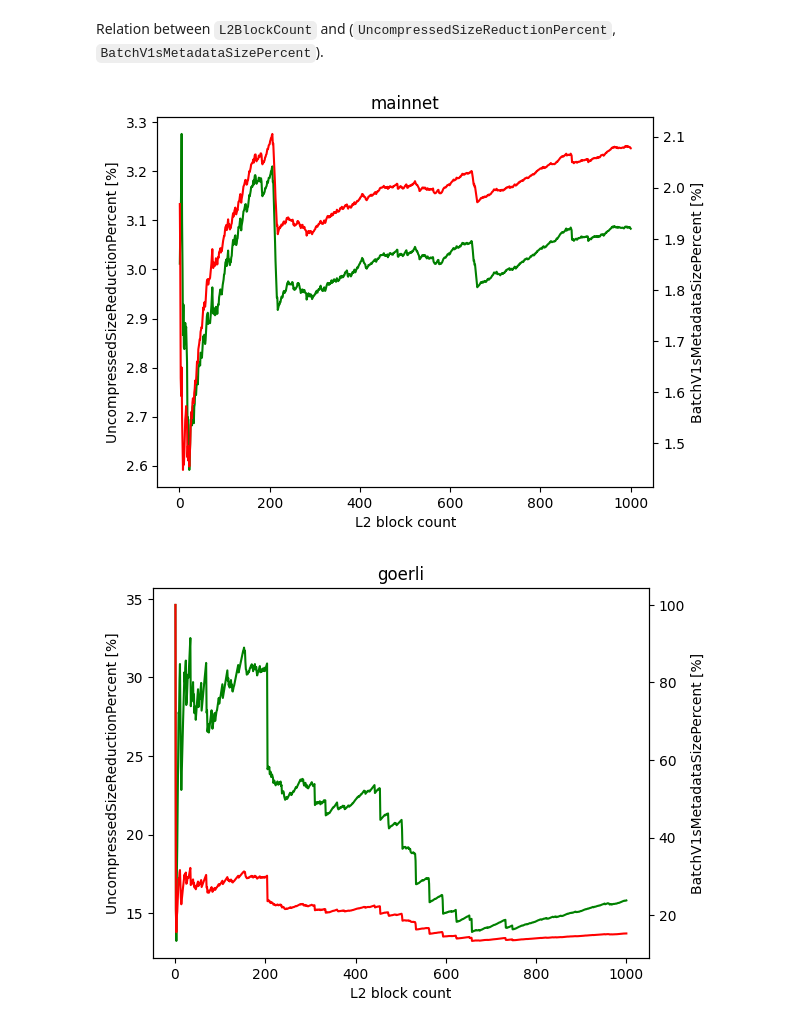
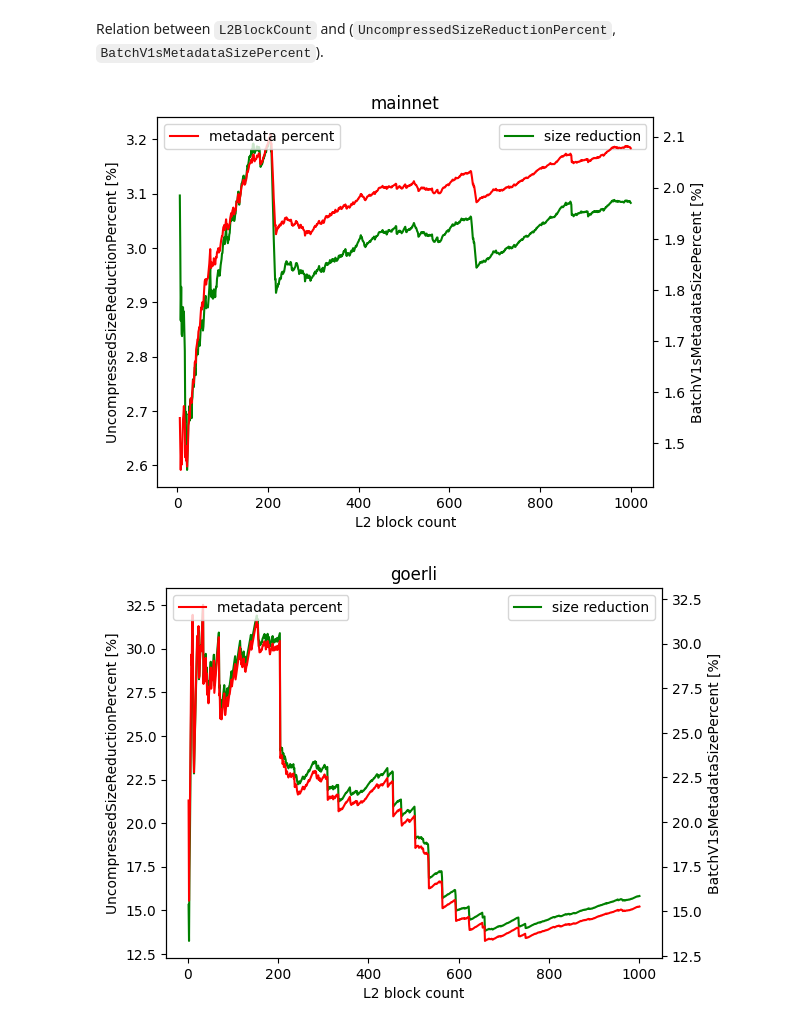
Before and after one commit to testinprod-io/optimism, a Jupyter notebook: op-node/analysis2.ipynb, the cells around one changed output. Saved outputs shown, nothing was run; the diff lists cells and outputs as text; code cells hidden in the pictures.

Commit message:
Better analysis

```diff
--- a/op-node/analysis2.ipynb
+++ b/op-node/analysis2.ipynb
@@ -27,7 +27,7 @@ START_BLOCK_NUMBER = 107880000
 END_BLOCK_NUMBER = 107881000
 CHAIN_NAME = "mainnet"
 FILENAME = f"./artifacts/{CHAIN_NAME}/merge_result/{START_BLOCK_NUMBER}_{END_BLOCK_NUMBER}.json"
-CLAMP = 0
+CLAMP = 5
 
 Xs, Ys, Zs = [], [], []
 with open(FILENAME) as f:
@@ -44,19 +44,23 @@ with open(FILENAME) as f:
 
 
 fig, ax1 = plt.subplots()
-ax1.plot(Xs, Ys, c ="green")
+ax1.plot(Xs, Ys, label="size reduction", c="green")
 ax2 = ax1.twinx()
-ax2.plot(Xs, Zs, c="red")
+ax2.plot(Xs, Zs, label="metadata percent", c="red")
+ax1.legend()
+ax2.legend(loc="upper left")
 
 ax1.set_xlabel("L2 block count")
 ax1.set_ylabel("UncompressedSizeReductionPercent [%]")
 ax2.set_ylabel("BatchV1sMetadataSizePercent [%]")
 
+
+
 plt.title(CHAIN_NAME)
 
 plt.show()
 # %% [output]
-[figure, old version]
+[figure, new version]
 # %%
 import json
 import matplotlib.pyplot as plt
@@ -64,34 +68,37 @@ import matplotlib.pyplot as plt
 START_BLOCK_NUMBER = 13630000
 END_BLOCK_NUMBER = 13631000
 CHAIN_NAME = "goerli"
 FILENAME = f"./artifacts/{CHAIN_NAME}/merge_result/{START_BLOCK_NUMBER}_{END_BLOCK_NUMBER}.json"
-CLAMP = 0
+# CLAMP for better graph
+CLAMP = 1
 
 Xs, Ys, Zs = [], [], []
 with open(FILENAME) as f:
     result = json.load(f)["Result"]
     for i in range(CLAMP, 1000):
         l2_block_count = result[i]["L2BlockCount"]
         Xs.append(l2_block_count)
         uncompressed_reduction_precent = result[i]["UncompressedSizeReductionPercent"]
         Ys.append(uncompressed_reduction_precent)
         tx_size = result[i]["BatchV1sTxSize"]
         metadata_size = result[i]["BatchV1sMetadataSize"]
         metadata_percent = metadata_size / (metadata_size + tx_size) * 100
         Zs.append(metadata_percent)
 
 
 fig, ax1 = plt.subplots()
-ax1.plot(Xs, Ys, c ="green")
+ax1.plot(Xs, Ys, label="size reduction", c="green")
 ax2 = ax1.twinx()
-ax2.plot(Xs, Zs, c="red")
+ax2.plot(Xs, Zs, label="metadata percent", c="red")
+ax1.legend()
+ax2.legend(loc="upper left")
 
 ax1.set_xlabel("L2 block count")
 ax1.set_ylabel("UncompressedSizeReductionPercent [%]")
 ax2.set_ylabel("BatchV1sMetadataSizePercent [%]")
 
 plt.title(CHAIN_NAME)
 
 plt.show()
 # %% [output]
-[figure, old version]
+[figure, new version]
```
